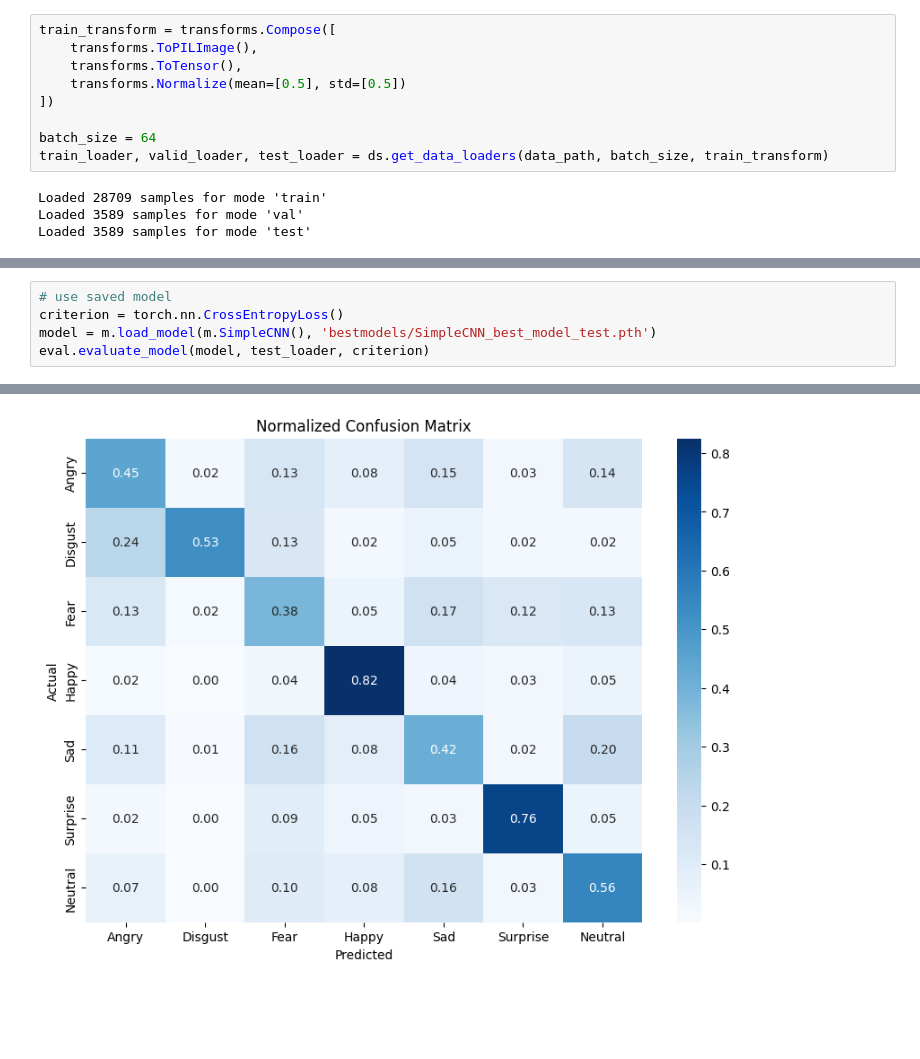
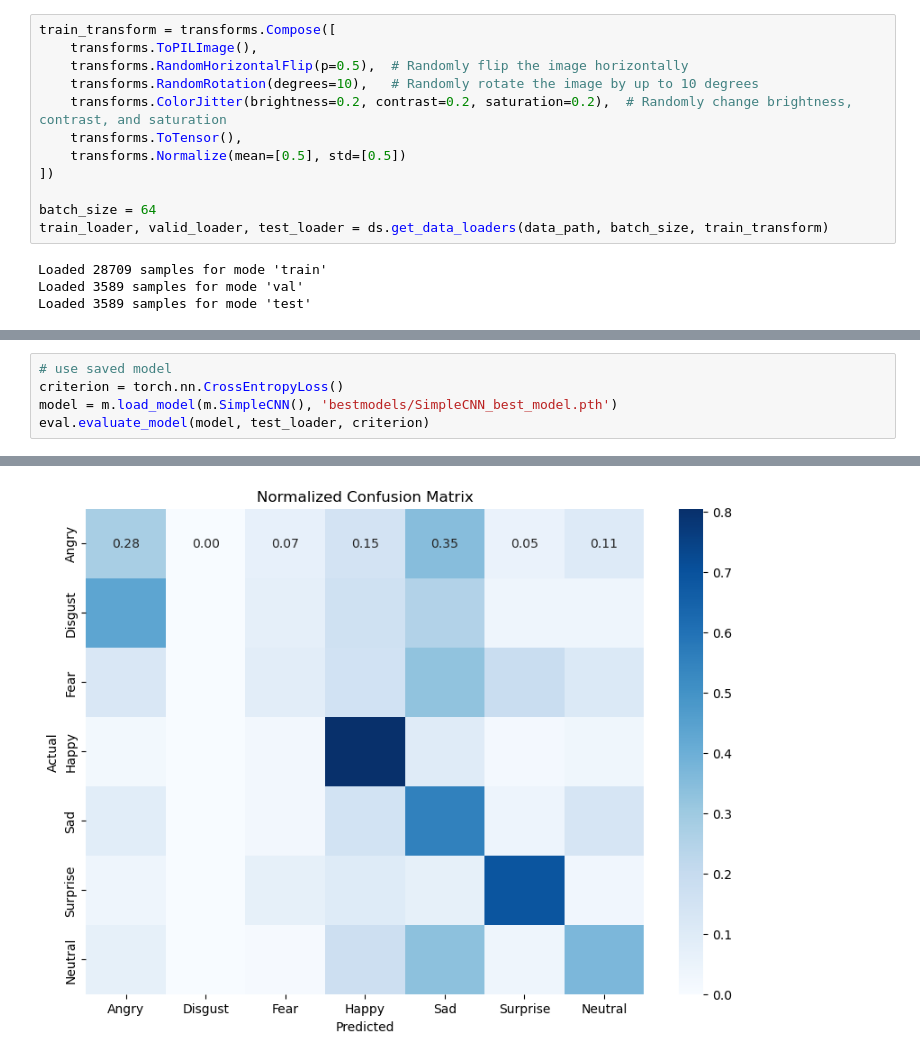
Before and after one commit to coppeneur/cv-deep-learning, a Jupyter notebook: pipeline_assignment_2.ipynb, the cells around one changed output, grey strips where cells are left out. Drawn from its saved outputs; the diff is of its cells as text; blank space fills up the shorter version.

```diff
--- a/pipeline_assignment_2.ipynb
+++ b/pipeline_assignment_2.ipynb
@@ -96,6 +95,9 @@ plt.show()
 # %%
 train_transform = transforms.Compose([
     transforms.ToPILImage(),
+    transforms.RandomHorizontalFlip(p=0.5),  # Randomly flip the image horizontally
+    transforms.RandomRotation(degrees=10),   # Randomly rotate the image by up to 10 degrees
+    transforms.ColorJitter(brightness=0.2, contrast=0.2, saturation=0.2),  # Randomly change brightness, contrast, and saturation
     transforms.ToTensor(),
     transforms.Normalize(mean=[0.5], std=[0.5])
 ])
@@ -142,6 +341,6 @@ weighted avg       0.40      0.43      0.40      3589
 # %%
 # use saved model
 criterion = torch.nn.CrossEntropyLoss()
-model = m.load_model(m.SimpleCNN(), 'bestmodels/SimpleCNN_best_model_test.pth')
+model = m.load_model(m.SimpleCNN(), 'bestmodels/SimpleCNN_best_model.pth')
 eval.evaluate_model(model, test_loader, criterion)
 # %% [output]
@@ -149,4 +348,4 @@ Test Loss: 1.2541, Test Accuracy: 58.2056%
-[figure, old version]
+[figure, new version]
 Classification Report:
 
               precision    recall  f1-score   support
```
Also changed, not shown: parts of 10 cells of this notebook, 1 other file.
